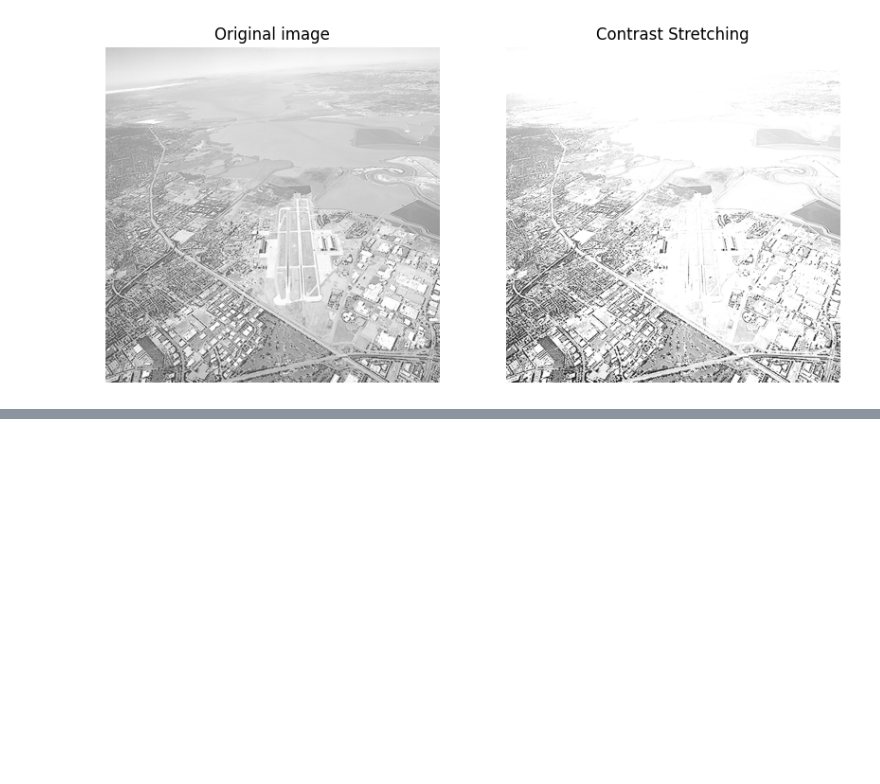
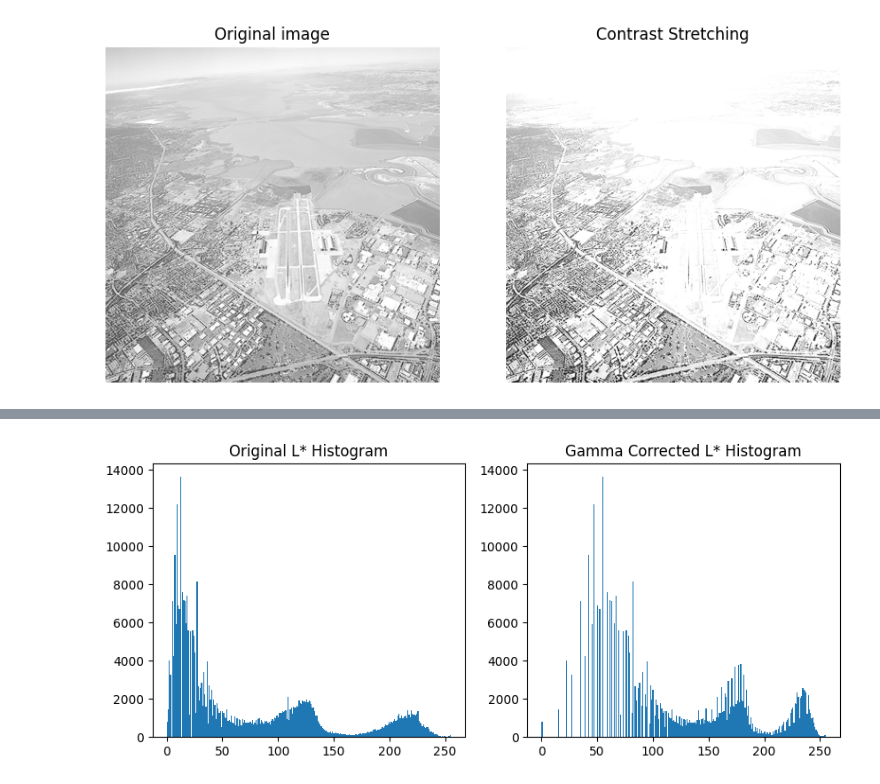
Before and after one commit to NisanthanG/Image-Scaling-Using-Computer-Vision-Assignment-01-, a Jupyter notebook: Untitled12.ipynb, the cells around one changed output, grey strips where cells are left out. Saved outputs shown, nothing was run; the diff lists cells and outputs as text; code cells hidden in the pictures; blank space fills up the shorter version.

Commit message:
Answers for Q2(gamma filtering) and Q3 (function to equalize the histogram)

```diff
--- a/Untitled12.ipynb
+++ b/Untitled12.ipynb
@@ -69,3 +69,6 @@ plt.axis('off')
 plt.show()
 # %% [output]
 [figure]
+# %%
+# Upload image file for transformation
+image_2 = files.upload()
@@ -71,0 +78,35 @@ plt.show()
+# %%
+# Load image
+img = cv.imread(list(image_2.keys())[0])
+img = cv.cvtColor(img, cv.COLOR_BGR2RGB)
+
+# Convert to LAB
+lab = cv.cvtColor(img, cv.COLOR_RGB2LAB)
+L, A, B = cv.split(lab)
+
+# Normalize L channel
+L_norm = L / 255.0
+
+# Gamma correction
+gamma = 0.5   # change to 2.0 if needed
+L_gamma = np.power(L_norm, gamma)
+
+# Convert back
+L_new = np.uint8(L_gamma * 255)
+lab_new = cv.merge((L_new, A, B))
+img_corrected = cv.cvtColor(lab_new, cv.COLOR_LAB2RGB)
+
+# Plot histograms
+plt.figure(figsize=(10,4))
+
+plt.subplot(1,2,1)
+plt.hist(L.ravel(), bins=256)
+plt.title("Original L* Histogram")
+
+plt.subplot(1,2,2)
+plt.hist(L_new.ravel(), bins=256)
+plt.title("Gamma Corrected L* Histogram")
+
+plt.show()
+# %% [output]
+[figure, added]
```
Also changed, not shown: parts of 7 cells of this notebook.
